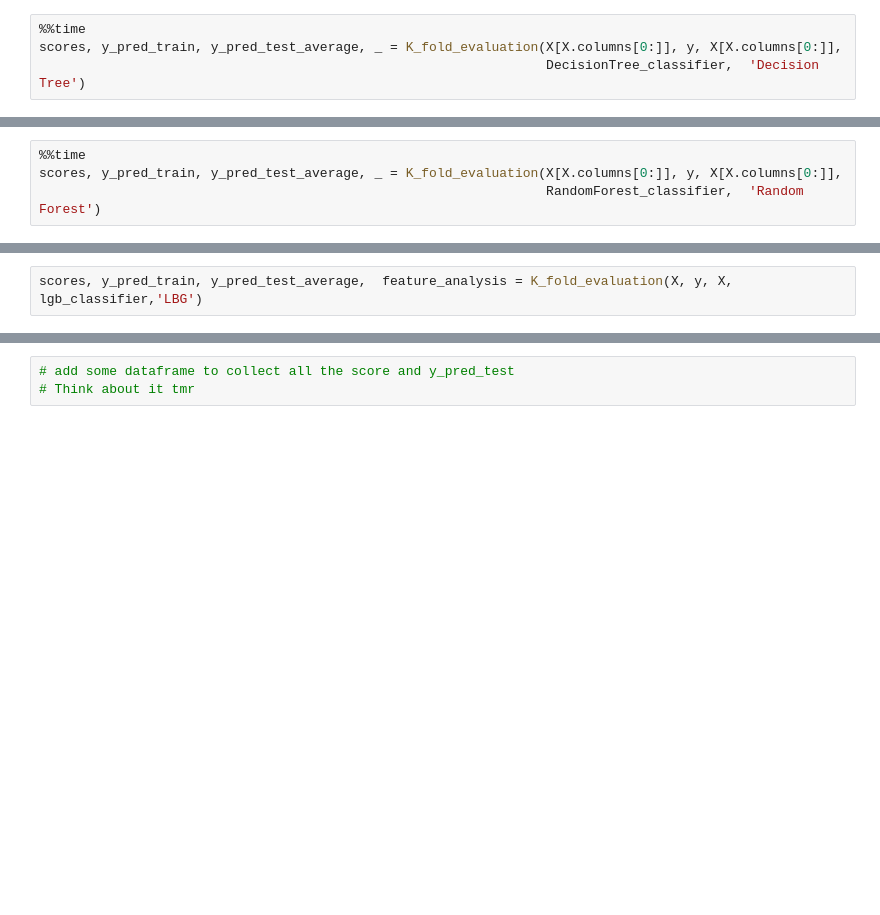
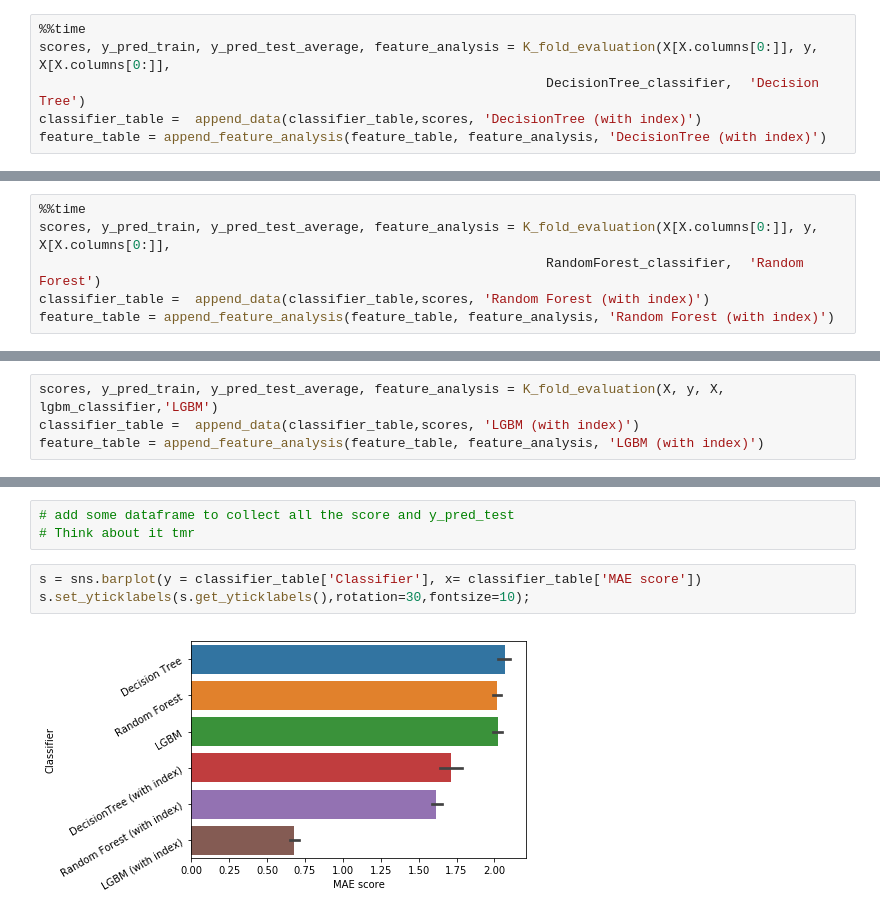
Before and after one commit to hoangtung167/cx4240, a Jupyter notebook: Classifier 3.ipynb, the cells around one changed output, grey strips where cells are left out. Saved outputs shown, nothing was run; the diff lists cells and outputs as text; blank space fills up the shorter version.

```diff
--- a/Classifier 3.ipynb
+++ b/Classifier 3.ipynb
@@ -173,8 +203,10 @@ Validation MeanAbsoluteError: Mean = 2.024 Std = 0.033
 # Including the index (time) of the measurement
 # %%
 %%time
-scores, y_pred_train, y_pred_test_average, _ = K_fold_evaluation(X[X.columns[0:]], y, X[X.columns[0:]],
+scores, y_pred_train, y_pred_test_average, feature_analysis = K_fold_evaluation(X[X.columns[0:]], y, X[X.columns[0:]],
                                                                  DecisionTree_classifier,  'Decision Tree')
+classifier_table =  append_data(classifier_table,scores, 'DecisionTree (with index)')
+feature_table = append_feature_analysis(feature_table, feature_analysis, 'DecisionTree (with index)')
 # %% [output]
 Decision Tree classifier
 KFold 1: val_score = 1.81
@@ -189,8 +221,10 @@ Wall time: 3.73 s
 [figure]
 # %%
 %%time
-scores, y_pred_train, y_pred_test_average, _ = K_fold_evaluation(X[X.columns[0:]], y, X[X.columns[0:]],
+scores, y_pred_train, y_pred_test_average, feature_analysis = K_fold_evaluation(X[X.columns[0:]], y, X[X.columns[0:]],
                                                                  RandomForest_classifier,  'Random Forest')
+classifier_table =  append_data(classifier_table,scores, 'Random Forest (with index)')
+feature_table = append_feature_analysis(feature_table, feature_analysis, 'Random Forest (with index)')
 # %% [output]
 Random Forest classifier
 KFold 1: val_score = 1.68
@@ -205,4 +239,6 @@ Wall time: 1min 12s
 [figure]
 # %%
-scores, y_pred_train, y_pred_test_average,  feature_analysis = K_fold_evaluation(X, y, X, lgb_classifier,'LBG')
+scores, y_pred_train, y_pred_test_average, feature_analysis = K_fold_evaluation(X, y, X, lgbm_classifier,'LGBM')
+classifier_table =  append_data(classifier_table,scores, 'LGBM (with index)')
+feature_table = append_feature_analysis(feature_table, feature_analysis, 'LGBM (with index)')
 # %% [output]
@@ -221,3 +257,8 @@ Validation MeanAbsoluteError: Mean = 0.680 Std = 0.036
 # %%
 # add some dataframe to collect all the score and y_pred_test
 # Think about it tmr
+# %%
+s = sns.barplot(y = classifier_table['Classifier'], x= classifier_table['MAE score'])
+s.set_yticklabels(s.get_yticklabels(),rotation=30,fontsize=10);
+# %% [output]
+[figure, added]
```
Also changed, not shown: parts of 11 cells of this notebook.
